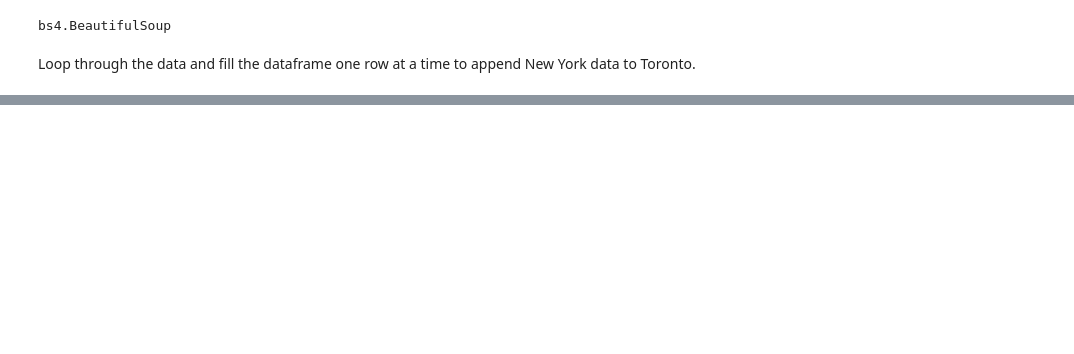
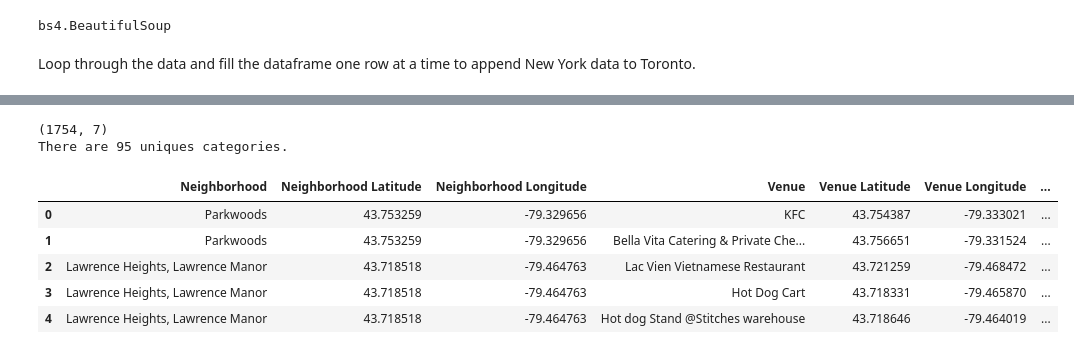
Before and after one commit to linaseid/new_york_toronto-clustering, a Jupyter notebook: Clustering New York and Toronto.ipynb, the cells around one changed output, grey strips where cells are left out. Drawn from its saved outputs; the diff is of its cells as text; code cells hidden in the pictures; blank space fills up the shorter version.

```diff
--- a/Clustering New York and Toronto.ipynb
+++ b/Clustering New York and Toronto.ipynb
@@ -149,0 +298,14 @@ neighborhoods
+# %%
+# Size of resulting database
+print(nyc_tor_venues.shape)
+print('There are {} uniques categories.'.format(len(nyc_tor_venues['Venue Category'].unique())))
+nyc_tor_venues.head()
+# %% [output]
+(1754, 7)
+There are 95 uniques categories.
+|  | Neighborhood | Neighborhood Latitude | Neighborhood Longitude | Venue | Venue Latitude | Venue Longitude | ... |
+| 0 | Parkwoods | 43.753259 | -79.329656 | KFC | 43.754387 | -79.333021 | ... |
+| 1 | Parkwoods | 43.753259 | -79.329656 | Bella Vita Catering & Private Che... | 43.756651 | -79.331524 | ... |
+| 2 | Lawrence Heights, Lawrence Manor | 43.718518 | -79.464763 | Lac Vien Vietnamese Restaurant | 43.721259 | -79.468472 | ... |
+| 3 | Lawrence Heights, Lawrence Manor | 43.718518 | -79.464763 | Hot Dog Cart | 43.718331 | -79.465870 | ... |
+| 4 | Lawrence Heights, Lawrence Manor | 43.718518 | -79.464763 | Hot dog Stand @Stitches warehouse | 43.718646 | -79.464019 | ... |
```
Also changed, not shown: parts of 14 cells of this notebook.
